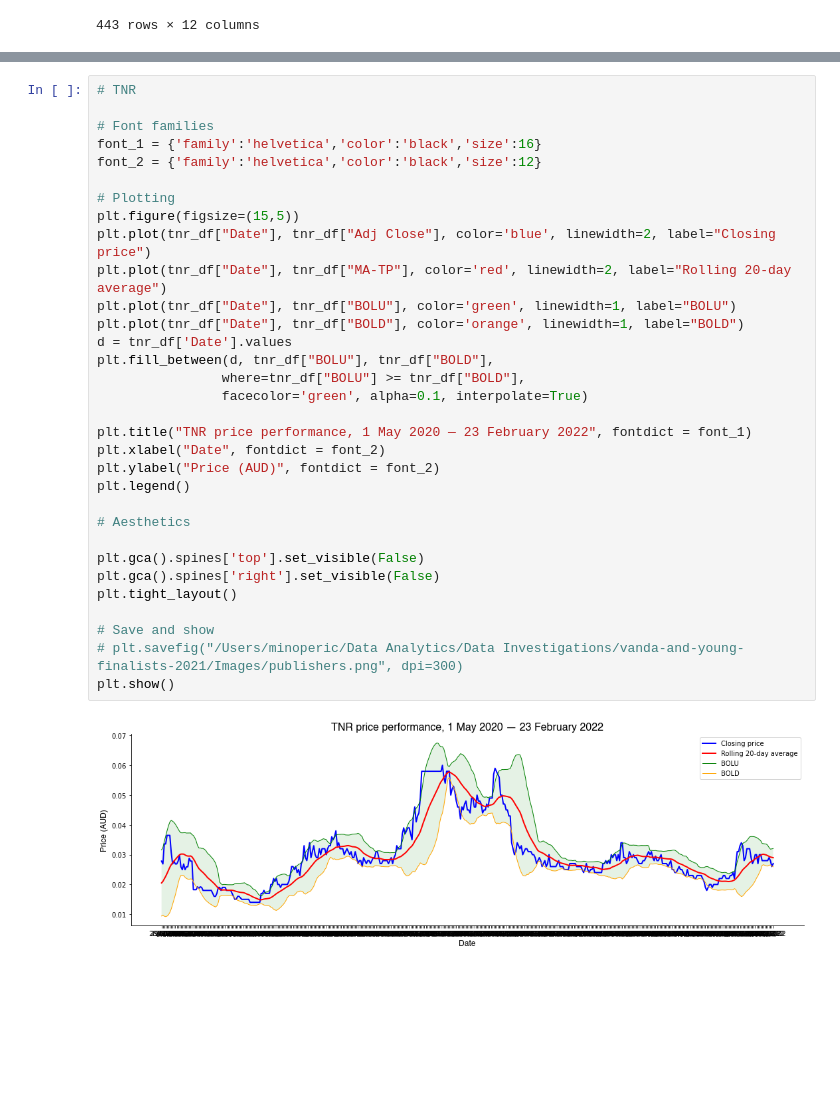
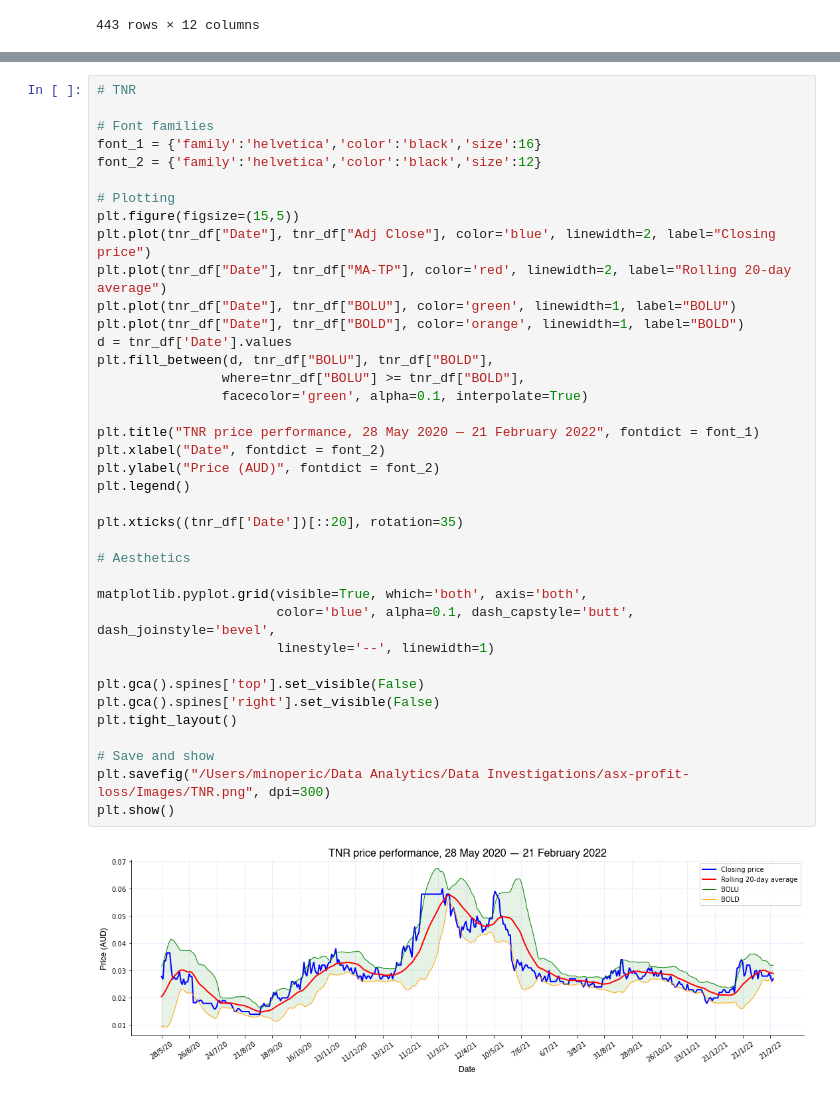
Before and after one commit to mnperic/asx-profit-loss, a Jupyter notebook: asx-profit-loss.ipynb, the cells around one changed output, grey strips where cells are left out. Saved outputs shown, nothing was run; the diff lists cells and outputs as text; blank space fills up the shorter version.

Commit message:
Sixth commit
Uploading of images

```diff
--- a/asx-profit-loss.ipynb
+++ b/asx-profit-loss.ipynb
@@ -475,33 +515,39 @@ plt.show()
 # TNR
 
 # Font families
 font_1 = {'family':'helvetica','color':'black','size':16}
 font_2 = {'family':'helvetica','color':'black','size':12}
 
 # Plotting
 plt.figure(figsize=(15,5))
 plt.plot(tnr_df["Date"], tnr_df["Adj Close"], color='blue', linewidth=2, label="Closing price")
 plt.plot(tnr_df["Date"], tnr_df["MA-TP"], color='red', linewidth=2, label="Rolling 20-day average")
 plt.plot(tnr_df["Date"], tnr_df["BOLU"], color='green', linewidth=1, label="BOLU")
 plt.plot(tnr_df["Date"], tnr_df["BOLD"], color='orange', linewidth=1, label="BOLD")
 d = tnr_df['Date'].values
 plt.fill_between(d, tnr_df["BOLU"], tnr_df["BOLD"],
                 where=tnr_df["BOLU"] >= tnr_df["BOLD"],
                 facecolor='green', alpha=0.1, interpolate=True)
 
-plt.title("TNR price performance, 1 May 2020 — 23 February 2022", fontdict = font_1)
+plt.title("TNR price performance, 28 May 2020 — 21 February 2022", fontdict = font_1)
 plt.xlabel("Date", fontdict = font_2)
 plt.ylabel("Price (AUD)", fontdict = font_2)
 plt.legend()
 
+plt.xticks((tnr_df['Date'])[::20], rotation=35)
+
 # Aesthetics
+
+matplotlib.pyplot.grid(visible=True, which='both', axis='both',
+                       color='blue', alpha=0.1, dash_capstyle='butt', dash_joinstyle='bevel',
+                       linestyle='--', linewidth=1)
 
 plt.gca().spines['top'].set_visible(False)
 plt.gca().spines['right'].set_visible(False)
 plt.tight_layout()
 
 # Save and show
-# plt.savefig("/Users/minoperic/Data Analytics/Data Investigations/vanda-and-young-finalists-2021/Images/publishers.png", dpi=300)
+plt.savefig("/Users/minoperic/Data Analytics/Data Investigations/asx-profit-loss/Images/TNR.png", dpi=300)
 plt.show()
 # %% [output]
-[figure, old version]
+[figure, new version]
```
Also changed, not shown: parts of 8 cells of this notebook, 9 other files.
